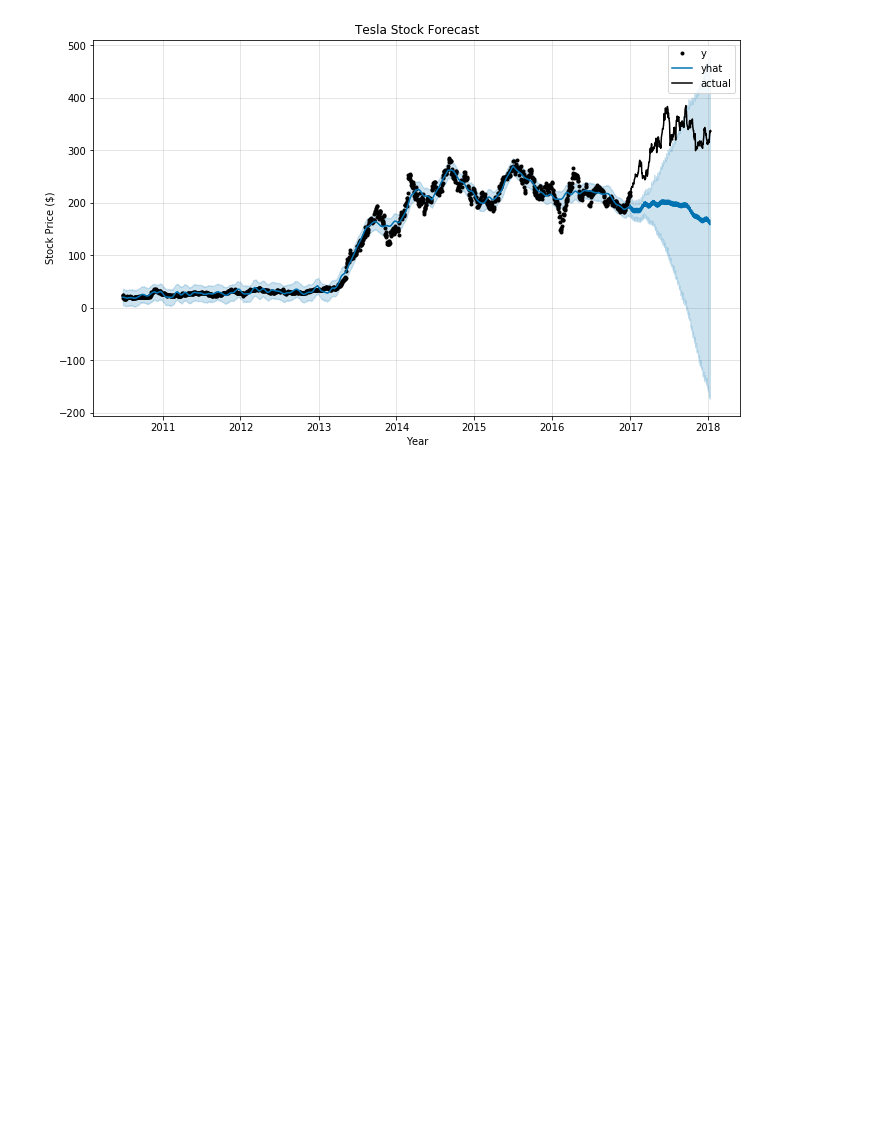
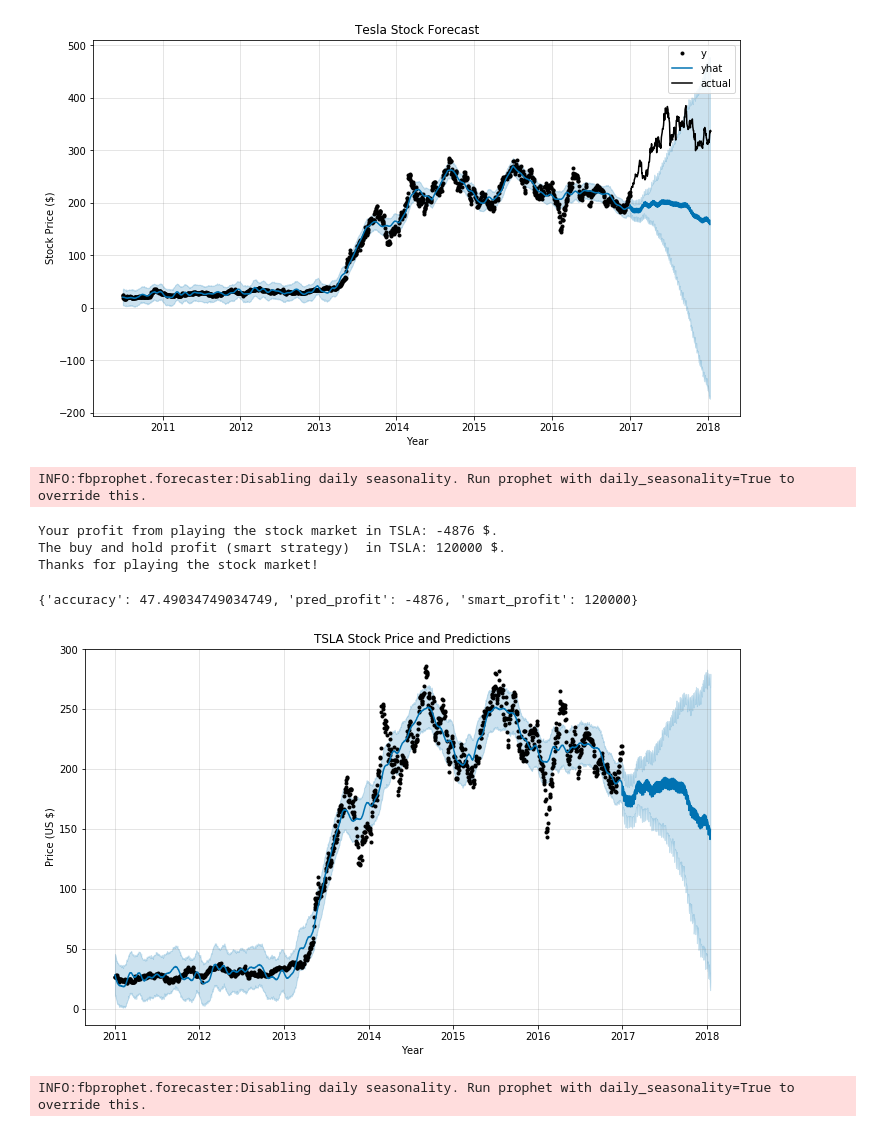
Before and after one commit to WillKoehrsen/Data-Analysis, a Jupyter notebook: additive_models/Stock Prediction with Additive Models.ipynb, the cells around one changed output. Drawn from its saved outputs; the diff is of its cells as text; code cells hidden in the pictures; blank space fills up the shorter version.

Commit message:
Stock Predictor Working (but clearly not making money

```diff
--- a/additive_models/Stock Prediction with Additive Models.ipynb
+++ b/additive_models/Stock Prediction with Additive Models.ipynb
@@ -177 +231,14 @@ def stock_predictor(ticker='TSLA'):
     return performance
+# %%
+stock_predictor('TSLA')
+# %% [output]
+INFO:fbprophet.forecaster:Disabling daily seasonality. Run prophet with daily_seasonality=True to override this.
+Your profit from playing the stock market in TSLA: -4876 $.
+The buy and hold profit (smart strategy)  in TSLA: 120000 $.
+Thanks for playing the stock market!
+{'accuracy': 47.49034749034749, 'pred_profit': -4876, 'smart_profit': 120000}
+[figure, added]
+# %%
+stock_predictor('CAT')
+# %% [output]
+INFO:fbprophet.forecaster:Disabling daily seasonality. Run prophet with daily_seasonality=True to override this.
```
Also changed, not shown: parts of 10 cells of this notebook.
